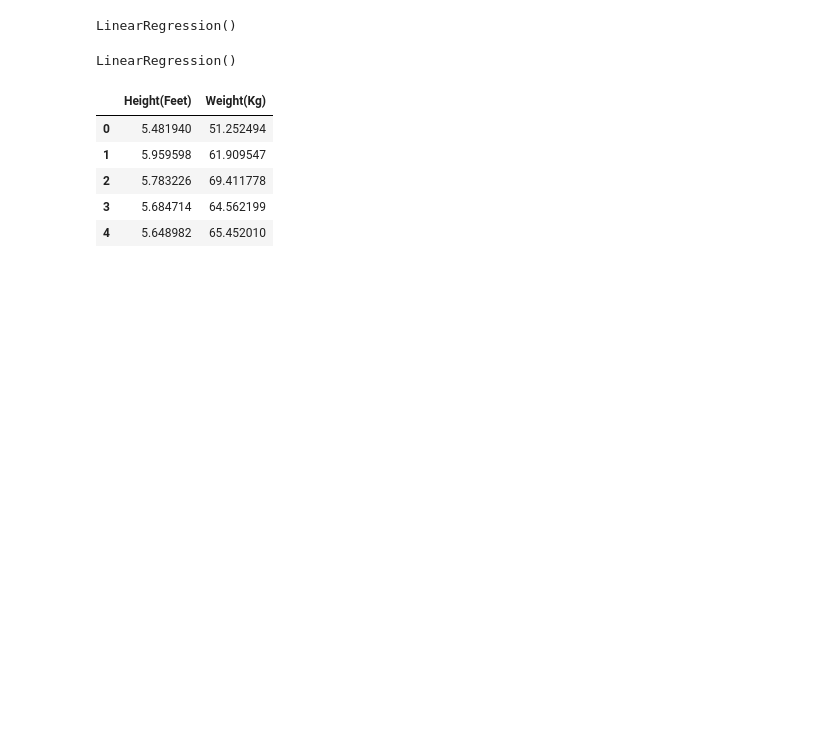
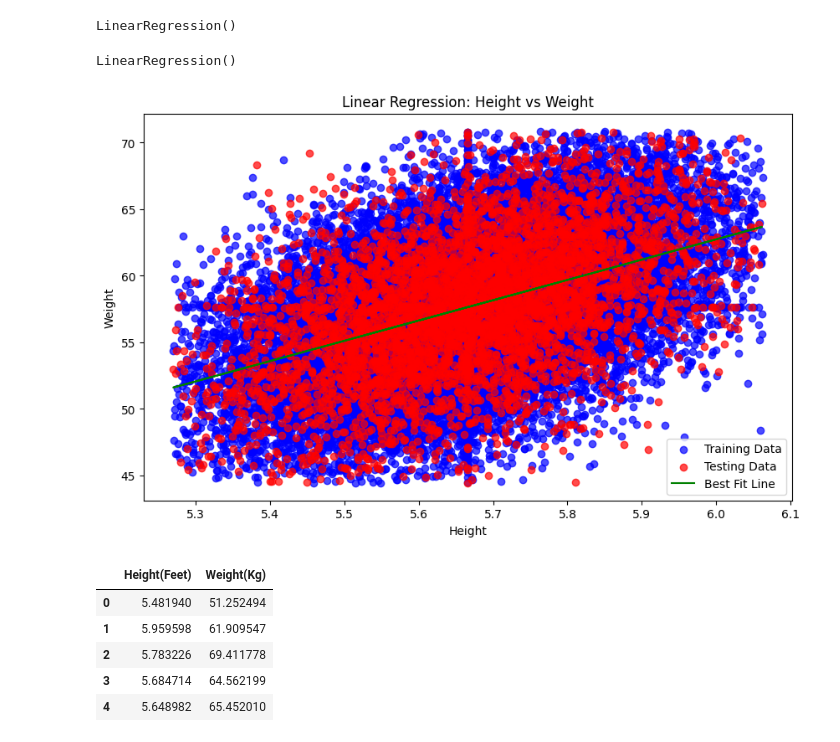
Before and after one commit to JunaidKhan04/Machine-Learning, a Jupyter notebook: Regression/Linear Regression/weightheight_linearreg.ipynb, the cells around one changed output. Cells and saved outputs as stored; diff of their text form; code cells hidden in the pictures; blank space fills up the shorter version.

```diff
--- a/Regression/weightheight_linearreg.ipynb
+++ b/Regression/Linear Regression/weightheight_linearreg.ipynb
@@ -11,7 +11,7 @@ import warnings
 warnings.filterwarnings('ignore')
 # %%
 # Load Dataset
-df = pd.read_csv(r'D:\Machine Learning\Machine-Learning\Regression\HeightWeight.csv')
+df = pd.read_csv(r'D:\Machine Learning\Machine-Learning\Regression\Linear Regression\HeightWeight.csv')
 df.head()
 # %% [output]
 |  | Index | Height(Inches) | Weight(Pounds) |
@@ -349,6 +349,19 @@ LinearRegression()
 model.fit(X_train, y_train)
 # %% [output]
 LinearRegression()
+# %%
+# Plotting the best fit line with adjusted opacity
+plt.figure(figsize=(10, 6))  # Increase the size of the plot
+plt.scatter(X_train, y_train, color='blue', label='Training Data', alpha=0.7)
+plt.scatter(X_test, y_test, color='red', label='Testing Data', alpha=0.7)
+plt.plot(X_test, y_pred, color='green', label='Best Fit Line')
+plt.xlabel('Height')
+plt.ylabel('Weight')
+plt.title('Linear Regression: Height vs Weight')
+plt.legend()
+plt.show()
+# %% [output]
+[figure, added]
 # %%
 df.head()
 # %% [output]
```
Also changed, not shown: 5 other files.
